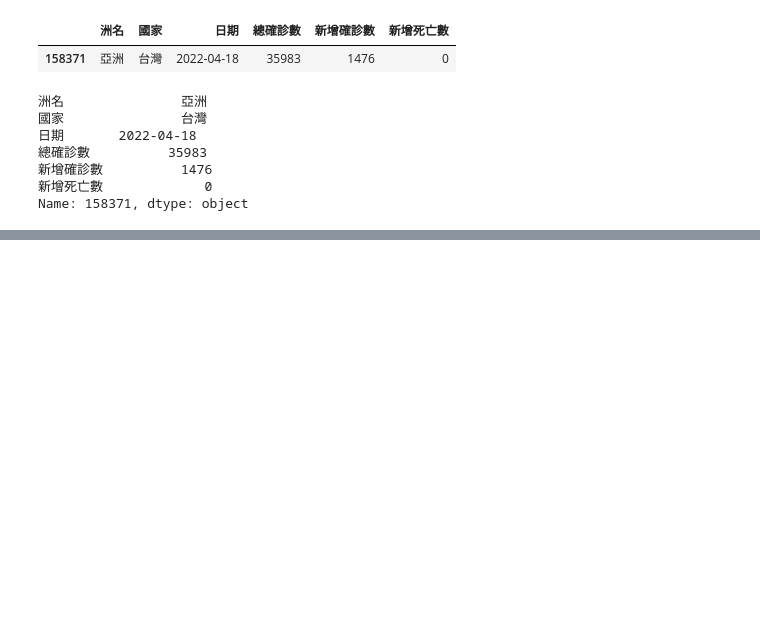
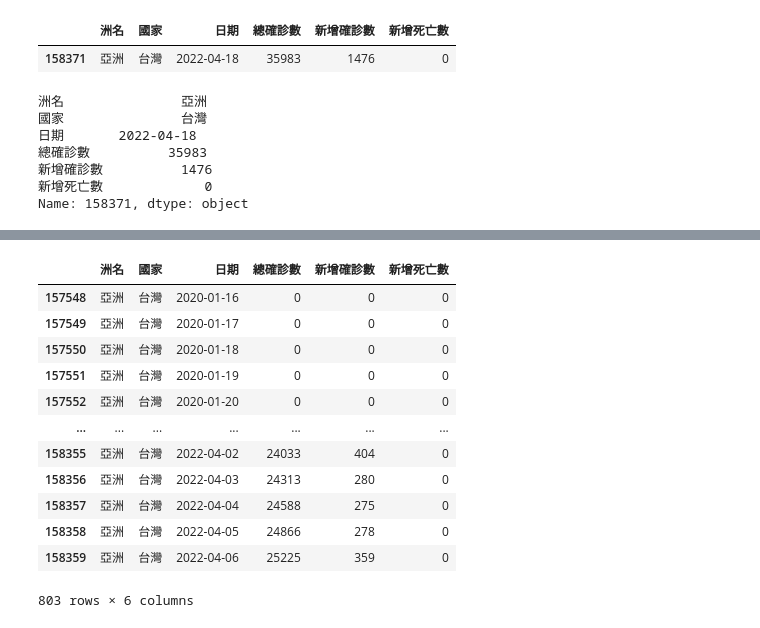
Before and after one commit to roberthsu2003/python, a Jupyter notebook: 上課用目錄/python813/lesson17_1.ipynb, the cells around one changed output, grey strips where cells are left out. Cells and saved outputs as stored; diff of their text form; code cells hidden in the pictures; blank space fills up the shorter version.

```diff
--- a/上課用目錄/python813/lesson17_1.ipynb
+++ b/上課用目錄/python813/lesson17_1.ipynb
@@ -89,0 +106,17 @@ d1.to_excel('新增確診數最多的5天.xlsx')
+# %%
+#新增確診數 <= 500 的筆數有
+taiwan_covid19[taiwan_covid19['新增確診數'] <= 500]
+# %% [output]
+|  | 洲名 | 國家 | 日期 | 總確診數 | 新增確診數 | 新增死亡數 |
+| 157548 | 亞洲 | 台灣 | 2020-01-16 | 0 | 0 | 0 |
+| 157549 | 亞洲 | 台灣 | 2020-01-17 | 0 | 0 | 0 |
+| 157550 | 亞洲 | 台灣 | 2020-01-18 | 0 | 0 | 0 |
+| 157551 | 亞洲 | 台灣 | 2020-01-19 | 0 | 0 | 0 |
+| 157552 | 亞洲 | 台灣 | 2020-01-20 | 0 | 0 | 0 |
+| ... | ... | ... | ... | ... | ... | ... |
+| 158355 | 亞洲 | 台灣 | 2022-04-02 | 24033 | 404 | 0 |
+| 158356 | 亞洲 | 台灣 | 2022-04-03 | 24313 | 280 | 0 |
+| 158357 | 亞洲 | 台灣 | 2022-04-04 | 24588 | 275 | 0 |
+| 158358 | 亞洲 | 台灣 | 2022-04-05 | 24866 | 278 | 0 |
+| 158359 | 亞洲 | 台灣 | 2022-04-06 | 25225 | 359 | 0 |
+803 rows × 6 columns
```
Also changed, not shown: parts of 3 cells of this notebook.
